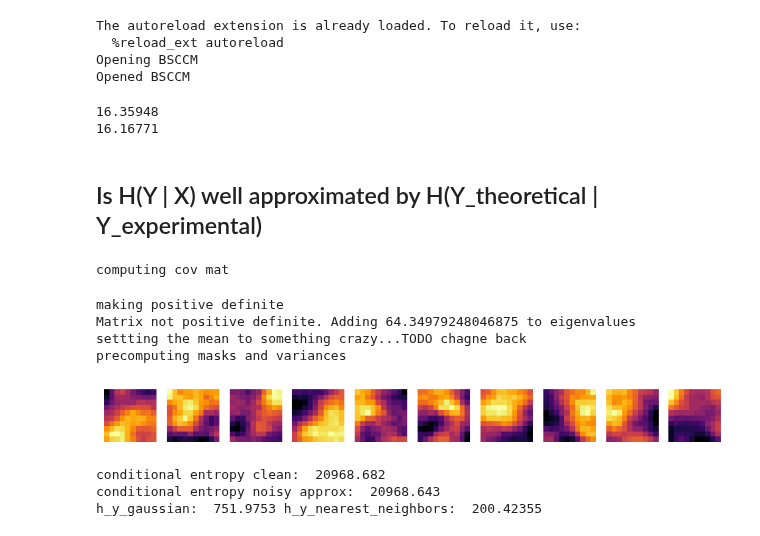
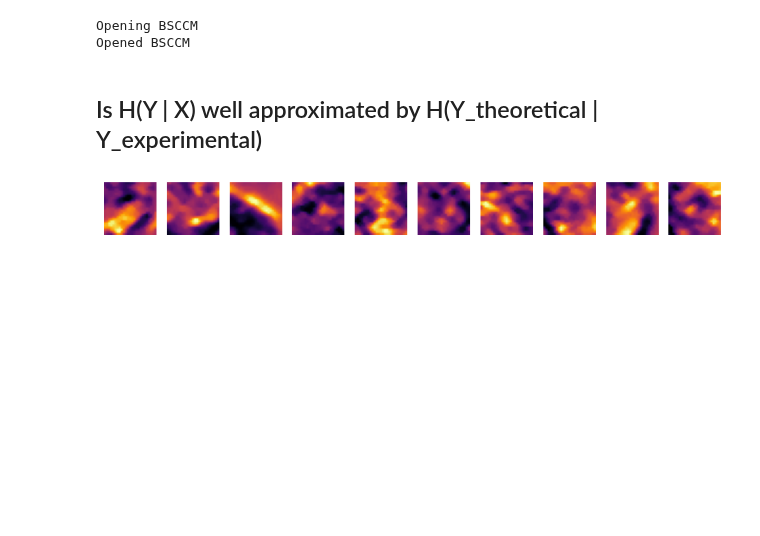
Before and after one commit to Waller-Lab/EncodingInformation, a Jupyter notebook: info_estimators_validation/MI_estimation.ipynb, the cells around one changed output. Drawn from its saved outputs; the diff is of its cells as text; code cells hidden in the pictures; blank space fills up the shorter version.

Commit message:
bug fixes and progress on information estimation

```diff
--- a/info_estimators_validation/MI_estimation.ipynb
+++ b/info_estimators_validation/MI_estimation.ipynb
@@ -5,11 +5,11 @@
 
 import os
 os.environ["CUDA_DEVICE_ORDER"] = "PCI_BUS_ID"
-os.environ["CUDA_VISIBLE_DEVICES"] = '1'
+os.environ["CUDA_VISIBLE_DEVICES"] = '0'
 
 from cleanplots import *
 from tqdm import tqdm
-from information_estimation import gaussian_entropy_estimate, nearest_neighbors_entropy_estimate
+from information_estimation import *
 from image_utils import *
 
 from led_array.bsccm_utils import *
@@ -20,19 +20,8 @@ import jax.numpy as np
 
 bsccm = BSCCM('/home/hpinkard_waller/data/BSCCM/')
 # %% [output]
-The autoreload extension is already loaded. To reload it, use:
-  %reload_ext autoreload
 Opening BSCCM
 Opened BSCCM
-# %%
-# generate multivariate gaussian data
-X = onp.random.multivariate_normal(onp.zeros(8), onp.eye(8), size=10000)
-
-print(gaussian_entropy_estimate(X, stationary=True))
-print(nearest_neighbors_entropy_estimate(X, k=10))
-# %% [output]
-16.35948
-16.16771
 # %%
 def create_images(size, type, num_images, channel=None,
                    num_images_for_cov_estimation=10000, num_patches=50000, edge_crop=32,
@@ -73,8 +62,6 @@ def create_images(size, type, num_images, channel=None,
         images, patches = None, None # free memory
         # generate images
 
-        mean = 1000
-        print('settting the mean to something crazy...TODO chagne back')
         images = generate_stationary_gaussian_process_samples(cov_mat, size, num_images, mean=mean, ensure_nonnegative=True)
 
         return np.array(images), cov_mat
@@ -96,71 +83,24 @@ def create_images(size, type, num_images, channel=None,
         return np.array(cropped_images)
     else:
         raise ValueError('type must be led_array or stationary_GP')
-
-
-@jit
-def compute_conditional_entropy(images, gaussian_noise_sigma=None):
-    """
-    Compute the conditional entropy H(Y | X) where Y is a random noisy
-    realization of a random clean image X
-
-    images : ndarray clean image HxW or images NxHxW
-    """
-    # vectorize
-    images = images.reshape(-1, images.shape[-2] * images.shape[-1])
-
-    if gaussian_noise_sigma is None:
-
-        # conditional entropy H(Y | x) for Poisson noise (see derivation in paper)
-        return np.mean(0.5 * (images.shape[0] * np.log2(2 * np.pi * np.e) + np.sum(np.log2(images), axis=1)))
-    else:
-        # conditional entropy H(Y | x) for Gaussian noise
-        # only depends on the gaussian sigma
-        return np.mean(np.sum(images.shape[-1] * 0.5 * np.log2(2 * np.pi * np.e * gaussian_noise_sigma**2), axis=1))
 # %% [markdown]
 ## Is H(Y | X) well approximated by H(Y_theoretical | Y_experimental)
 # %%
 # generate images and plot a montage
-size = 10
-num_images = 1000
+size = 25
+num_images = 10000
 # channel = 'DPC_Right'
+channel = 'DF_50'
 channel = 'LED119'
 
-# images = create_images(size, 'led_array', num_images, channel=channel, median_filter=True, edge_crop=32)
-images, cov_mat = create_images(size, 'stationary_GP', num_images, channel=channel, median_filter=True, edge_crop=32)
+images = create_images(size, 'led_array', num_images, channel=channel, median_filter=True, edge_crop=32)
+# images, cov_mat = create_images(size, 'stationary_GP', num_images, channel=channel, median_filter=True, edge_crop=32)
 
 # plot a montage of images
 num_to_plot = 10
 fig, ax = plt.subplots(1, num_to_plot, figsize=(num_to_plot, 1))
 for i in range(num_to_plot):
     ax[i].imshow(images[i], cmap='inferno')
     ax[i].axis('off')
 # %% [output]
-computing cov mat
-making positive definite
-Matrix not positive definite. Adding 64.34979248046875 to eigenvalues
-settting the mean to something crazy...TODO chagne back
-precomputing masks and variances
-[figure, old version]
+[figure, new version]
-# %%
-# def estimate_mutual_information(images):
-#     H_y = gaussian_entropy_estimate(noisy_images.reshape(noisy_images.shape[0], -1))
-
-
-noisy_images = np.array(add_shot_noise(images))
-
-h_y_given_x_true = compute_conditional_entropy(images)
-h_y_given_x_noisy_approx = compute_conditional_entropy(noisy_images)
-
-print('conditional entropy clean: ', h_y_given_x_true)
-print('conditional entropy noisy approx: ', h_y_given_x_noisy_approx)
-
-
-h_y_gaussian = gaussian_entropy_estimate(noisy_images, stationary=False)
-h_y_nearest_neighbors = nearest_neighbors_entropy_estimate(noisy_images, k=10)
-
-print('h_y_gaussian: ', h_y_gaussian, 'h_y_nearest_neighbors: ', h_y_nearest_neighbors)
-# %% [output]
-conditional entropy clean:  20968.682
-conditional entropy noisy approx:  20968.643
-h_y_gaussian:  751.9753 h_y_nearest_neighbors:  200.42355
```
Also changed, not shown: parts of 3 cells of this notebook, 2 other files.
